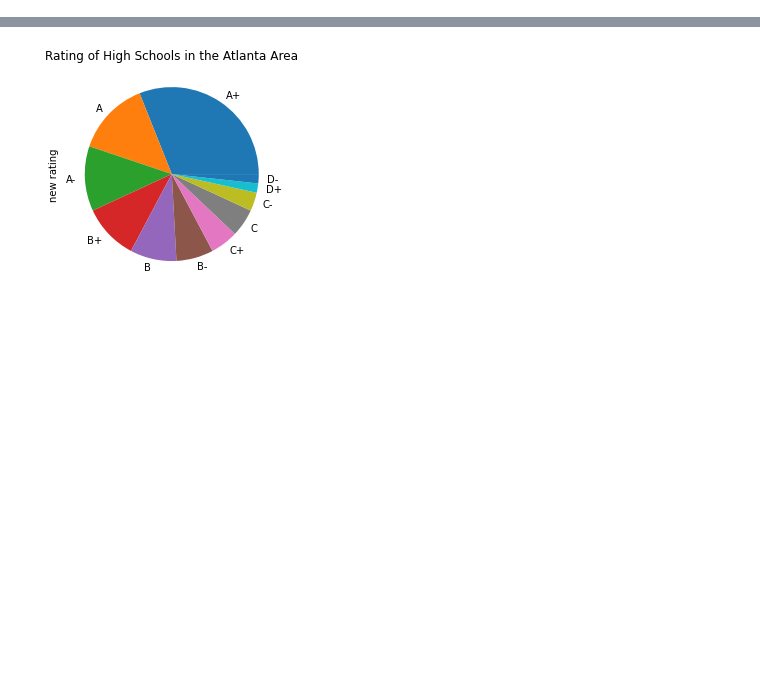
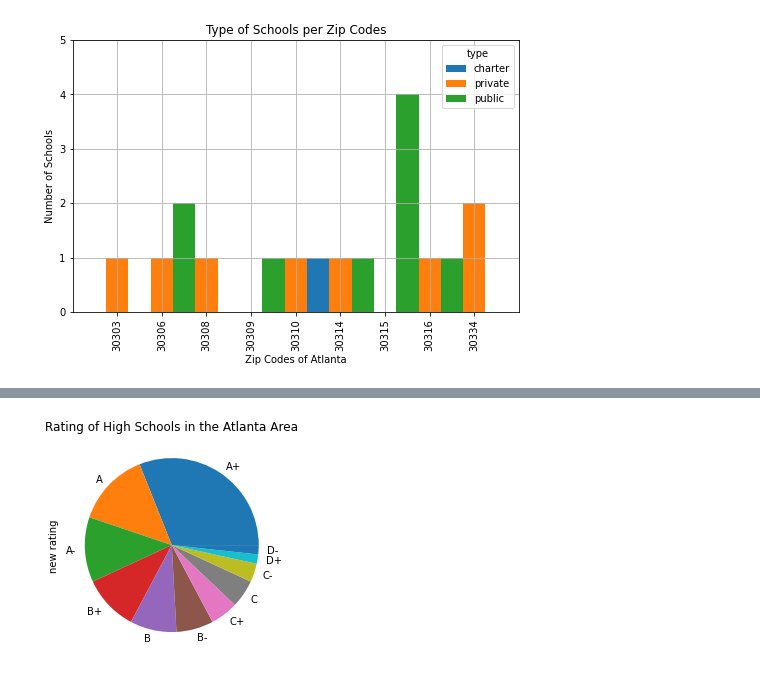
Before and after one commit to KellyPared/GT-Bootcamp-Atlanta_schoolsby_district, a Jupyter notebook: school_graphs-kps.ipynb, the cells around one changed output, grey strips where cells are left out. Cells and saved outputs as stored; diff of their text form; code cells hidden in the pictures; blank space fills up the shorter version.

```diff
--- a/school_graphs-kps.ipynb
+++ b/school_graphs-kps.ipynb
@@ -33,0 +61,9 @@ Name: zip, dtype: float64
+# %%
+df_plot = (cleaned_zipcode_df.groupby(['zip'])['type'].value_counts()).unstack(1).plot(figsize=(8,5), grid=True,kind='bar',width = 1.5, legend=True)
+plt.title("Type of Schools per Zip Codes")
+plt.xlabel('Zip Codes of Atlanta')
+plt.ylabel('Number of Schools')
+plt.ylim(0,5)
+plt.savefig('output-data/type_zip_schools.png')
+# %% [output]
+[figure, added]
```
Also changed, not shown: parts of 7 cells of this notebook, 6 other files.
